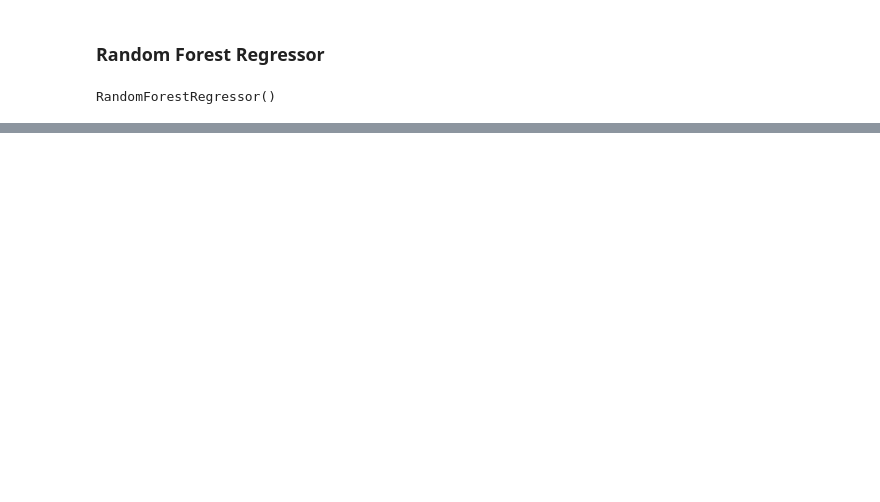
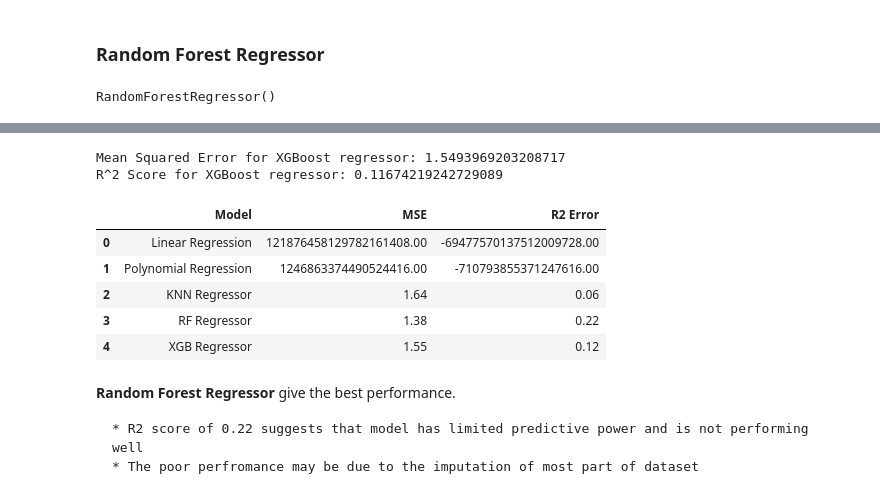
Before and after one commit to mubarakmayyeri/worth-machine-learning, a Jupyter notebook: 5_model_training/0_model_training_combined.ipynb, the cells around one changed output, grey strips where cells are left out. Cells and saved outputs as stored; diff of their text form; code cells hidden in the pictures; blank space fills up the shorter version.

```diff
--- a/5_model_training/0_model_training_combined.ipynb
+++ b/5_model_training/0_model_training_combined.ipynb
@@ -260,0 +326,8 @@ R^2 Score for RF regressor: 0.22254303848983348
+# %%
+#storing evaluation metrics to a dataframe
+
+rf_results = pd.DataFrame([['RF Regressor', f'{mse:.2f}', f'{r2:.2f}']],
+                       columns=['Model', 'MSE', 'R2 Error'])
+
+perfo = perfo.append(rf_results, ignore_index=True)
+perfo
@@ -260,0 +358,33 @@ R^2 Score for RF regressor: 0.22254303848983348
+# %%
+# Evaluating the RF regressor
+y_pred = xgr.predict(X_test)
+
+# Computing evaluation metrics for the model
+mse = mean_squared_error(y_test, y_pred)
+r2 = r2_score(y_test, y_pred)
+
+print("Mean Squared Error for XGBoost regressor:", mse)
+print("R^2 Score for XGBoost regressor:", r2)
+# %% [output]
+Mean Squared Error for XGBoost regressor: 1.5493969203208717
+R^2 Score for XGBoost regressor: 0.11674219242729089
+# %%
+#storing evaluation metrics to a dataframe
+
+xgb_results = pd.DataFrame([['XGB Regressor', f'{mse:.2f}', f'{r2:.2f}']],
+                       columns=['Model', 'MSE', 'R2 Error'])
+
+perfo = perfo.append(xgb_results, ignore_index=True)
+perfo
+# %% [output]
+|  | Model | MSE | R2 Error |
+| 0 | Linear Regression | 121876458129782161408.00 | -69477570137512009728.00 |
+| 1 | Polynomial Regression | 1246863374490524416.00 | -710793855371247616.00 |
+| 2 | KNN Regressor | 1.64 | 0.06 |
+| 3 | RF Regressor | 1.38 | 0.22 |
+| 4 | XGB Regressor | 1.55 | 0.12 |
+# %% [markdown]
+**Random Forest Regressor** give the best performance.
+
+    * R2 score of 0.22 suggests that model has limited predictive power and is not performing well
+    * The poor perfromance may be due to the imputation of most part of dataset
```
Also changed, not shown: parts of 31 cells of this notebook.
